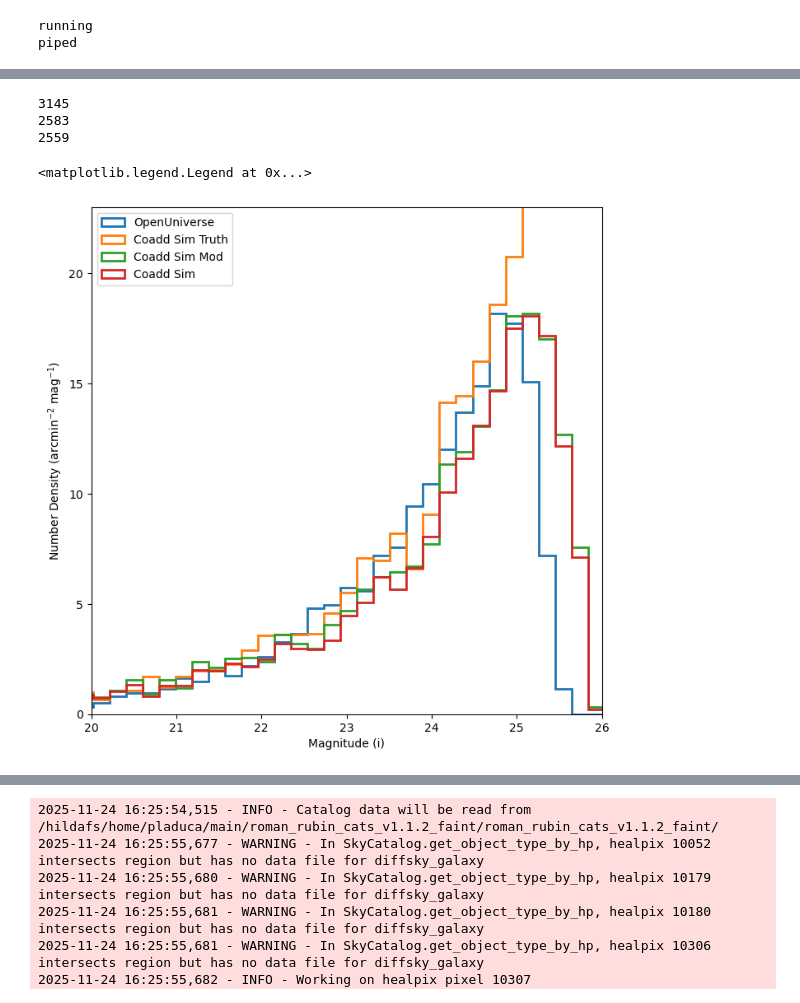
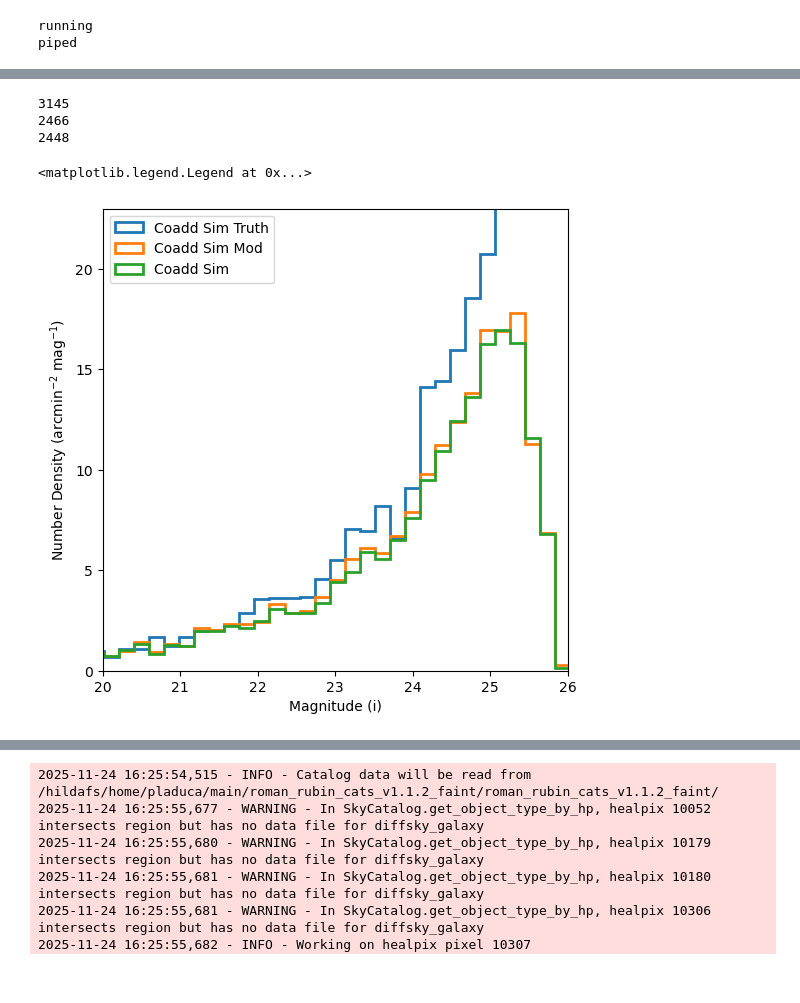
Before and after one commit to philipladuca24/LSST-SimCatVal, a Jupyter notebook: LSST-SimCatVal/testing.ipynb, the cells around one changed output, grey strips where cells are left out. Drawn from its saved outputs; the diff is of its cells as text; code cells hidden in the pictures.

```diff
--- a/LSST-SimCatVal/testing.ipynb
+++ b/LSST-SimCatVal/testing.ipynb
@@ -157,6 +247,3 @@ area = hp.pixelfunc.nside2pixarea(32, True)
 print((area * 3600**2/ (0.2**2)) / 500**2)
 # %% [output]
 4350.898256774688
-# %%
-from sim import make_sim
-exp_dict, truths = make_sim('/hildafs/home/pladuca/main/skyCatalog.yaml',500, 'ir', 50, 4.800542855802589, 2.286575, 31.4,)
@@ -367,16 +451,17 @@ def run_lsst_pipe_single(exp, deblend=True):
     # # configDetection.doTempLocalBackground = False
     # # configDetection.reEstimateBackground = False
 
-    configDetection.thresholdValue = 10
+    # configDetection.thresholdValue = 1
     # configDetection.thresholdType = "stdev"  # units for thresholdValue
     # configDetection.doTempLocalBackground = False
-    configDetection.nSigmaToGrow = 2.0
-    # configDetection.nSigmaForKernel = 10
+    # configDetection.nSigmaToGrow = 1.0
+    # configDetection.nSigmaForKernel = 11
     # configDetection.minPixels = 1
     # configDetection.reEstimateBackground = False
 
     if deblend:
         configDeblend = SourceDeblendTask.ConfigClass()
+        # configDeblend.propagateAllPeaks = True
     configMeasurement = SingleFrameMeasurementTask.ConfigClass()
     configMeasurement.plugins.names |= [
         "modelfit_DoubleShapeletPsfApprox",
@@ -666,17 +735,21 @@ def run_lsst_pipe_single_d(exp, deblend=True):
 
 lsst_cat2, temp = run_lsst_pipe_single_d(afw_dic['i'], deblend)
 
-primary = ((np.isnan(lsst_cat2["modelfit_CModel_instFlux"]) == False) &
-(lsst_cat2["modelfit_CModel_instFlux"]/lsst_cat2["modelfit_CModel_instFluxErr"] > 0) &
-(lsst_cat2["modelfit_CModel_flag"] == 0))
+# if (deblend == True):
+#     primary *= lsst_cat2["deblend_nChild"] == 0
 
-if (deblend == True):
-    primary *= lsst_cat2["deblend_nChild"] == 0
+cat2 = lsst_cat2[(lsst_cat2['deblend_nChild'] == 0) &
+    (lsst_cat2['base_SdssShape_flag'] == False) &
+    (lsst_cat2['modelfit_CModel_instFlux'] >= 0) &
+    (lsst_cat2['modelfit_CModel_flag'] == False) &
+    (lsst_cat2['ext_gaap_GaapFlux_1_15x_Optimal_instFlux'] >= 0) &
+    (lsst_cat2['base_SdssCentroid_flag'] == False) &
+    (lsst_cat2['ext_gaap_GaapFlux_flag'] == False) &
+    (lsst_cat2['base_ClassificationSizeExtendedness_flag'] == False)]
+cat2 = cat2[(cat2['base_PsfFlux_instFlux']/cat2['base_PsfFlux_instFluxErr'] >= 10)]
 
-cat2 = lsst_cat2[primary]
 cat2['mag'] = -2.5*np.log10(cat2['modelfit_CModel_instFlux']) + 31.4
 cat2['snr'] = cat2['modelfit_CModel_instFlux'] / cat2['modelfit_CModel_instFluxErr']
-
 
 ob_coord = SkyCoord(ra=cat2['coord_ra'], dec=cat2['coord_dec'])
 true_coord = SkyCoord(ra=truths['i']['ra'].array*u.degree, dec=truths['i']['dec'].array*u.degree)
@@ -692,30 +765,30 @@ print(sum((cat2['mag']) < 25))
 print(sum(ob_matches['mag'] < 25))
 # %% [output]
 3145
-2583
-2559
+2466
+2448
 # %%
 mag2 = -2.5 * np.log10(cat2['modelfit_CModel_instFlux']) + 31.4
 snr2 = (cat2['base_PsfFlux_instFlux']/cat2['base_PsfFlux_instFluxErr'] > 10)
-fig, ax = plt.subplots(1,figsize=(8,8))
+fig, ax = plt.subplots(1,figsize=(6,6))
 mag2_weight = np.full_like(mag2[snr2], 1/((3000*0.2/60)**2 *bin_size))
 # mag_full_weight = np.full_like(mags_full, 1/(area_full*bin_size))
 
 mag_bins2 = np.linspace(17.5, 27, 50)
 # plt.hist(dp1, mag_bins2,weights=dp1_weight,histtype="step",linewidth=2, label="DP1")
-plt.hist(sim, mag_bins2,weights=sim_weight,histtype="step",linewidth=2, label="OpenUniverse")
+# plt.hist(sim, mag_bins2,weights=sim_weight,histtype="step",linewidth=2, label="OpenUniverse")
 plt.hist(tmag, mag_bins,weights=tmag_weight,histtype="step",linewidth=2,label="Coadd Sim Truth")
 plt.hist(mag[snr], mag_bins,weights=mag_weight,histtype="step",linewidth=2,label="Coadd Sim Mod")
 plt.hist(mag2[snr2], mag_bins,weights=mag2_weight,histtype="step",linewidth=2,label="Coadd Sim")
 
 # plt.hist(mags_full, mag_bins2,weights=mag_full_weight,histtype="step",linewidth=2, label="Full sim")
 # plt.yscale('log')
 plt.xlabel("Magnitude (i)")
 plt.ylabel("Number Density (arcmin$^{-2}$ mag$^{-1}$)")
 plt.xlim(20,26)
 plt.ylim(0,23)
 plt.legend()
 # %% [output]
 <matplotlib.legend.Legend at 0x...>
-[figure, old version]
+[figure, new version]
 # %%
```
Also changed, not shown: parts of 17 cells of this notebook, 5 other files.
